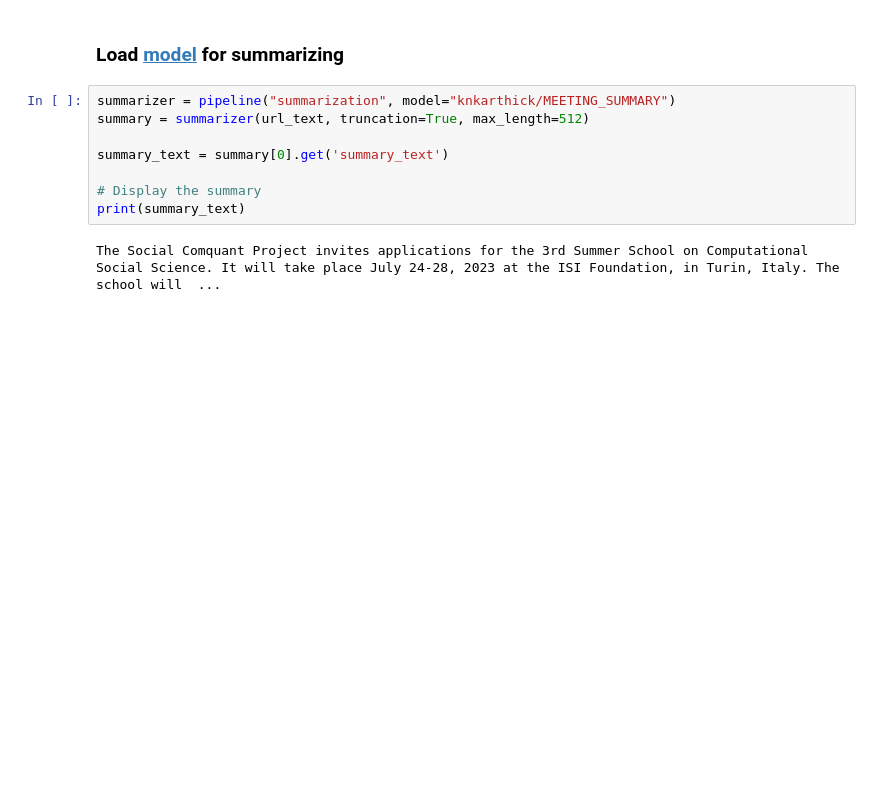
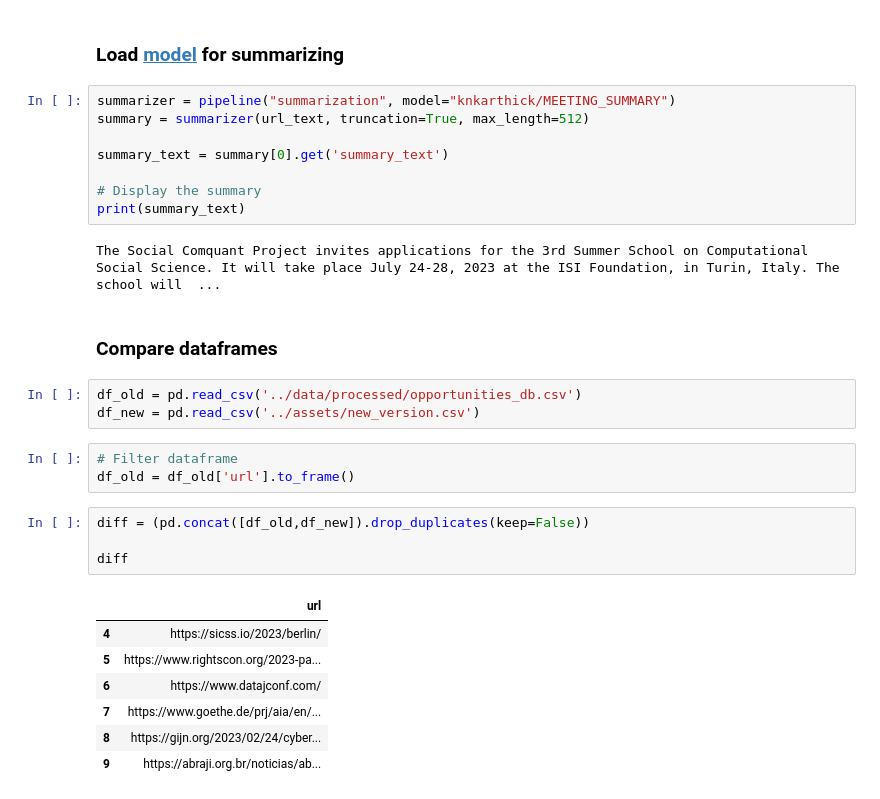
Before and after one commit to fer-aguirre/opportunities-db, a Jupyter notebook: notebooks/0.0-analyzing-data.ipynb, the cells around one changed output. Drawn from its saved outputs; the diff is of its cells as text; blank space fills up the shorter version.

```diff
--- a/notebooks/0.0-analyzing-data.ipynb
+++ b/notebooks/0.0-analyzing-data.ipynb
@@ -113,3 +124,23 @@ summary_text = summary[0].get('summary_text')
 print(summary_text)
 # %% [output]
 The Social Comquant Project invites applications for the 3rd Summer School on Computational Social Science. It will take place July 24-28, 2023 at the ISI Foundation, in Turin, Italy. The school will  ...
+# %% [markdown]
+### Compare dataframes
+# %%
+df_old = pd.read_csv('../data/processed/opportunities_db.csv')
+df_new = pd.read_csv('../assets/new_version.csv')
+# %%
+# Filter dataframe
+df_old = df_old['url'].to_frame()
+# %%
+diff = (pd.concat([df_old,df_new]).drop_duplicates(keep=False))
+
+diff
+# %% [output]
+|  | url |
+| 4 | https://sicss.io/2023/berlin/ |
+| 5 | https://www.rightscon.org/2023-pa... |
+| 6 | https://www.datajconf.com/ |
+| 7 | https://www.goethe.de/prj/aia/en/... |
+| 8 | https://gijn.org/2023/02/24/cyber... |
+| 9 | https://abraji.org.br/noticias/ab... |
```
Also changed, not shown: parts of 8 cells of this notebook.
